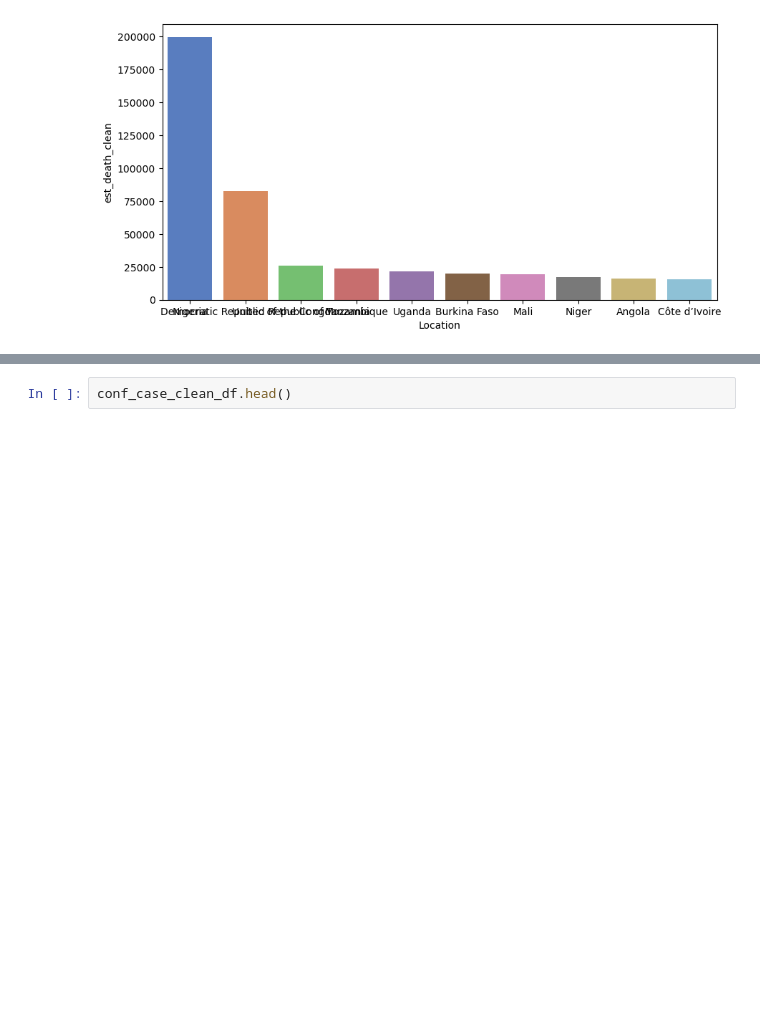
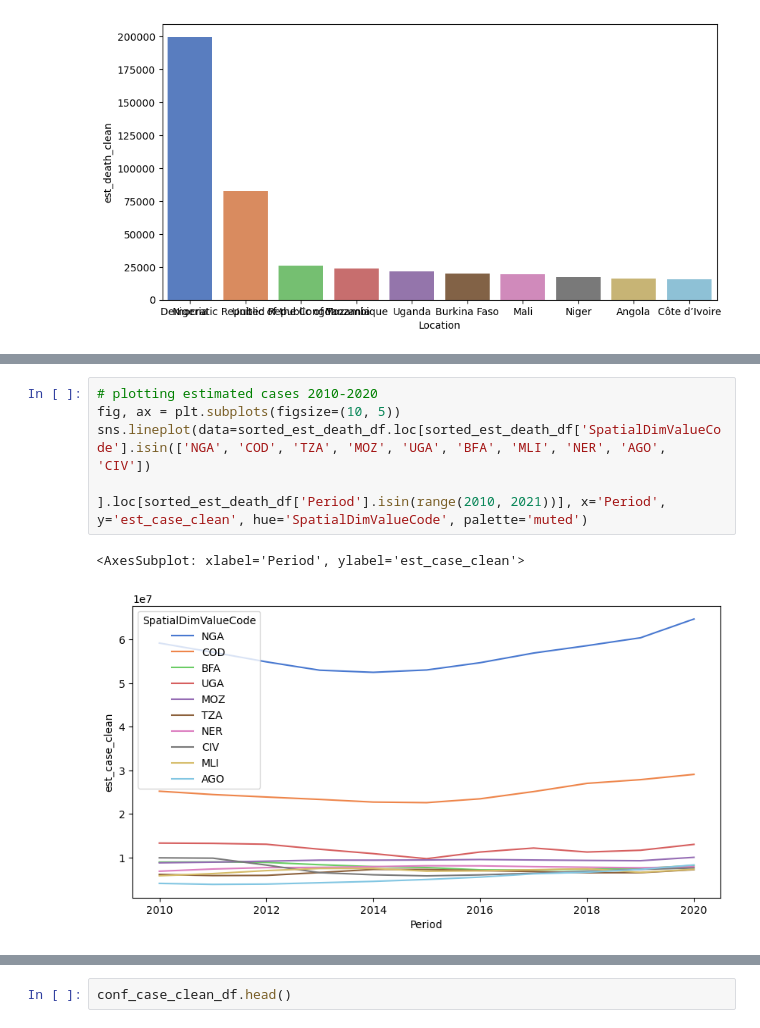
Before and after one commit to fetterollie/Malaria-Data-Exploration, a Jupyter notebook: index.ipynb, the cells around one changed output, grey strips where cells are left out. Saved outputs shown, nothing was run; the diff lists cells and outputs as text; blank space fills up the shorter version.

```diff
--- a/index.ipynb
+++ b/index.ipynb
@@ -618 +654,9 @@ list(sorted_est_death_df.loc[sorted_est_death_df['Period'] == 2020].Location.hea
+# %%
+# plotting estimated cases 2010-2020
+fig, ax = plt.subplots(figsize=(10, 5))
+sns.lineplot(data=sorted_est_death_df.loc[sorted_est_death_df['SpatialDimValueCode'].isin(['NGA', 'COD', 'TZA', 'MOZ', 'UGA', 'BFA', 'MLI', 'NER', 'AGO', 'CIV'])
+                                          ].loc[sorted_est_death_df['Period'].isin(range(2010, 2021))], x='Period', y='est_case_clean', hue='SpatialDimValueCode', palette='muted')
+# %% [output]
+<AxesSubplot: xlabel='Period', ylabel='est_case_clean'>
+[figure, added]
 # %%
```
Also changed, not shown: parts of 43 cells of this notebook.
